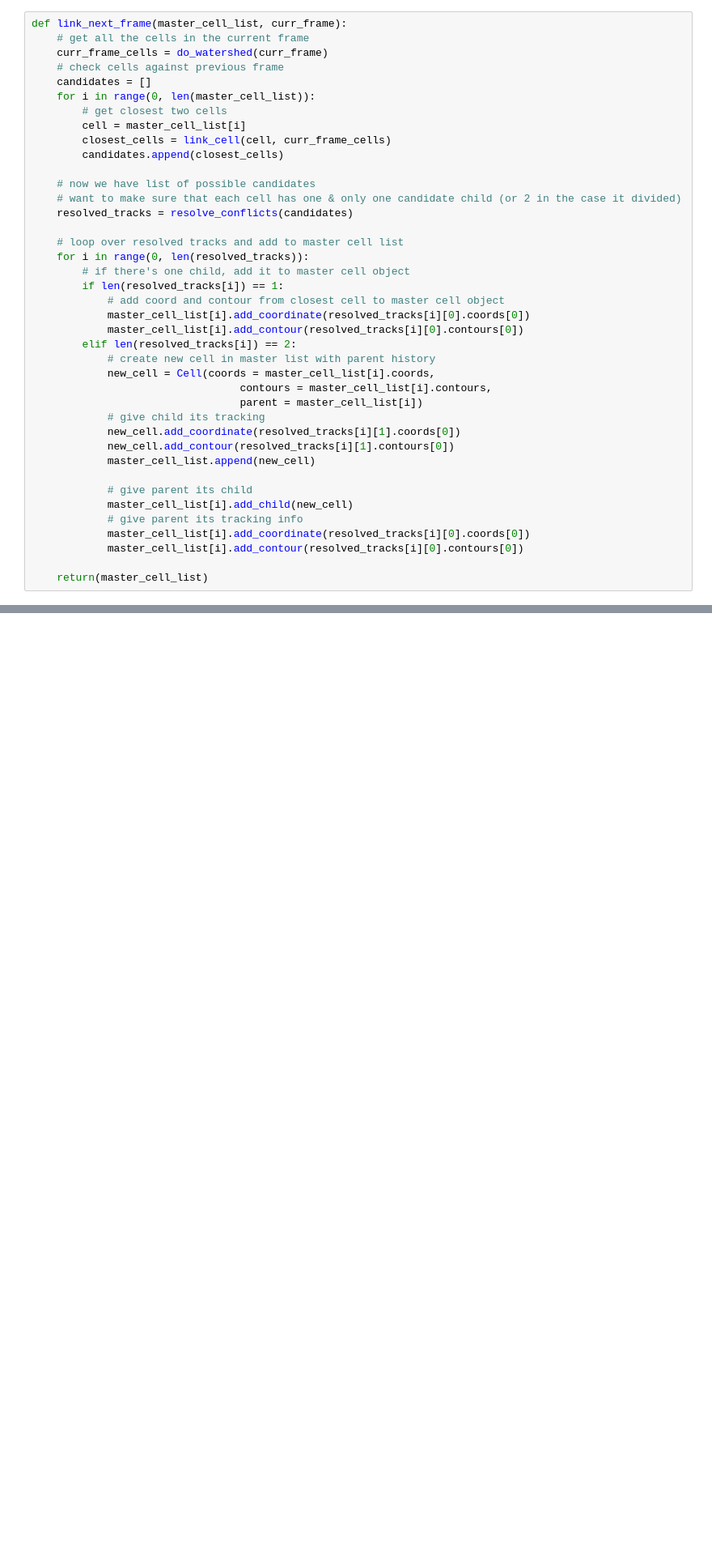
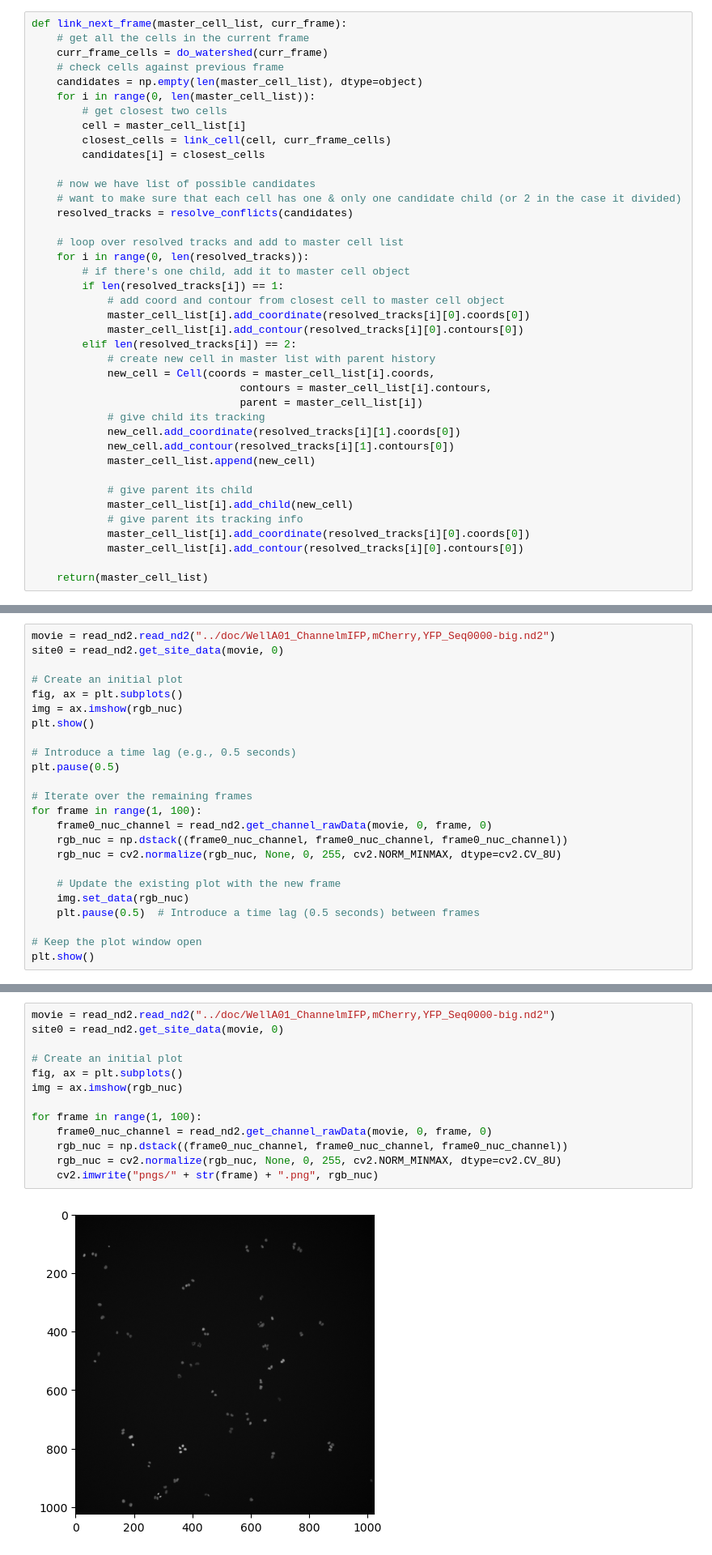
Before and after one commit to TylerAmos5/Cell-Tracking, a Jupyter notebook: src/cell_tracking_OO.ipynb, the cells around one changed output, grey strips where cells are left out. Shown: that part at 81% size. Cells and saved outputs as stored; diff of their text form; blank space fills up the shorter version.

```diff
--- a/src/cell_tracking_OO.ipynb
+++ b/src/cell_tracking_OO.ipynb
@@ -216,12 +229,12 @@ def link_next_frame(master_cell_list, curr_frame):
     # get all the cells in the current frame
     curr_frame_cells = do_watershed(curr_frame)
     # check cells against previous frame
-    candidates = []
+    candidates = np.empty(len(master_cell_list), dtype=object)
     for i in range(0, len(master_cell_list)):
         # get closest two cells
         cell = master_cell_list[i]
         closest_cells = link_cell(cell, curr_frame_cells)
-        candidates.append(closest_cells)
+        candidates[i] = closest_cells
 
     # now we have list of possible candidates
     # want to make sure that each cell has one & only one candidate child (or 2 in the case it divided)
@@ -283,0 +334,24 @@ for i in range(1, len(site0)):
+# %%
+movie = read_nd2.read_nd2("../doc/WellA01_ChannelmIFP,mCherry,YFP_Seq0000-big.nd2")
+site0 = read_nd2.get_site_data(movie, 0)
+
+# Create an initial plot
+fig, ax = plt.subplots()
+img = ax.imshow(rgb_nuc)
+plt.show()
+
+# Introduce a time lag (e.g., 0.5 seconds)
+plt.pause(0.5)
+
+# Iterate over the remaining frames
+for frame in range(1, 100):
+    frame0_nuc_channel = read_nd2.get_channel_rawData(movie, 0, frame, 0)
+    rgb_nuc = np.dstack((frame0_nuc_channel, frame0_nuc_channel, frame0_nuc_channel))
+    rgb_nuc = cv2.normalize(rgb_nuc, None, 0, 255, cv2.NORM_MINMAX, dtype=cv2.CV_8U)
+
+    # Update the existing plot with the new frame
+    img.set_data(rgb_nuc)
+    plt.pause(0.5)  # Introduce a time lag (0.5 seconds) between frames
+
+# Keep the plot window open
+plt.show()
@@ -283,0 +361,15 @@ for i in range(1, len(site0)):
+# %%
+movie = read_nd2.read_nd2("../doc/WellA01_ChannelmIFP,mCherry,YFP_Seq0000-big.nd2")
+site0 = read_nd2.get_site_data(movie, 0)
+
+# Create an initial plot
+fig, ax = plt.subplots()
+img = ax.imshow(rgb_nuc)
+
+for frame in range(1, 100):
+    frame0_nuc_channel = read_nd2.get_channel_rawData(movie, 0, frame, 0)
+    rgb_nuc = np.dstack((frame0_nuc_channel, frame0_nuc_channel, frame0_nuc_channel))
+    rgb_nuc = cv2.normalize(rgb_nuc, None, 0, 255, cv2.NORM_MINMAX, dtype=cv2.CV_8U)
+    cv2.imwrite("pngs/" + str(frame) + ".png", rgb_nuc)
+# %% [output]
+[figure, added]
```
Also changed, not shown: parts of 12 cells of this notebook.
